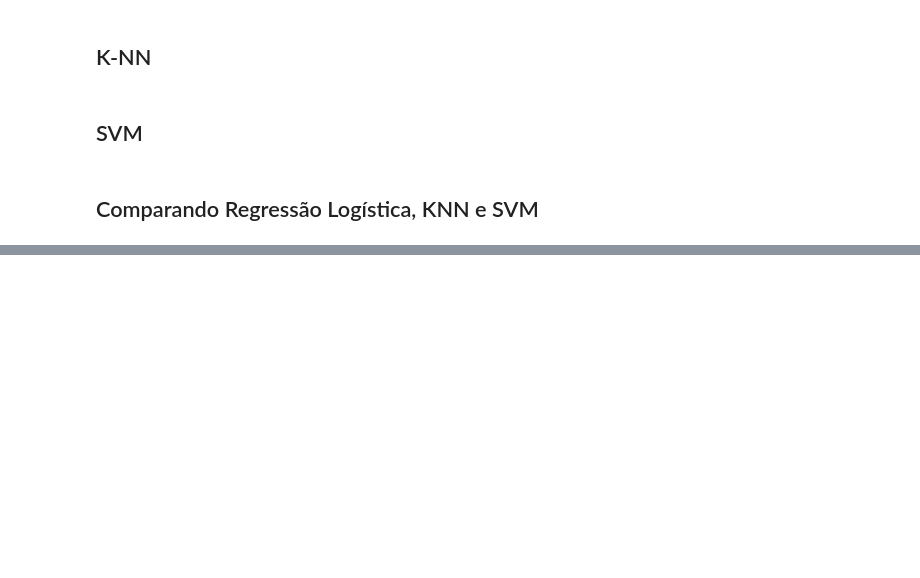
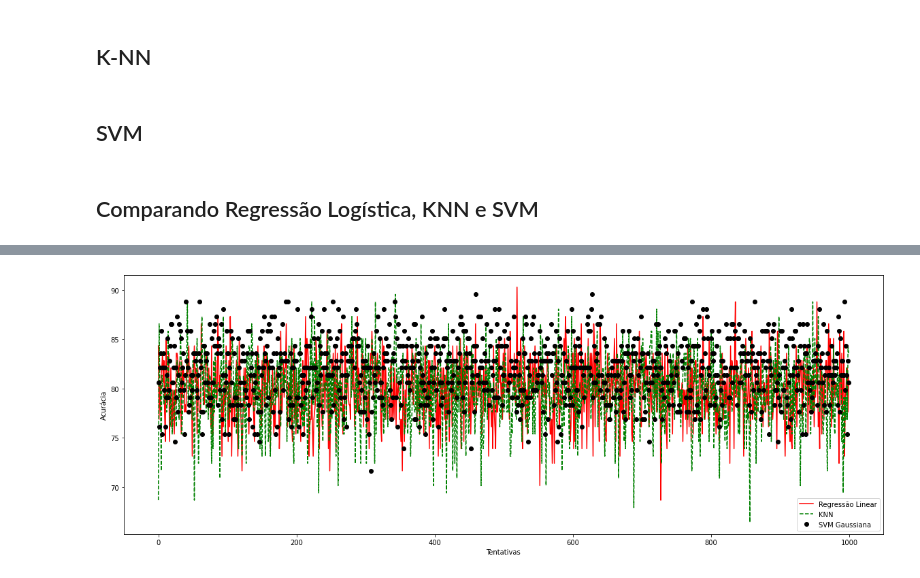
Before and after one commit to Crissky/MLUD, a Jupyter notebook: Aula15/SVM(Support_Vector_Machine)Guassian_Kernel.ipynb, the cells around one changed output, grey strips where cells are left out. Saved outputs shown, nothing was run; the diff lists cells and outputs as text; code cells hidden in the pictures; blank space fills up the shorter version.

```diff
--- a/Aula15/SVM(Support_Vector_Machine)Guassian_Kernel.ipynb
+++ b/Aula15/SVM(Support_Vector_Machine)Guassian_Kernel.ipynb
@@ -267,0 +234,7 @@ plt.show()
+# %%
+total_loops = 1000
+ncols=500
+
+rlArray = running_testing(total_loops, MyLogisticRegression, ('MLUD/Aula13/titanic.csv'), 'Regressão Linear', ncols)
+knnArray = running_testing(total_loops, KNN, ('MLUD/Aula13/titanic.csv'), 'KNN', ncols)
+svmGaussArray = running_testing(total_loops, SVM, ('MLUD/Aula13/titanic.csv', 'rbf'), 'SVM Gaussiana', ncols)
@@ -267,0 +252,11 @@ plt.show()
+# %%
+plt.figure(figsize=(20, 7))
+plt.plot(rlArray, 'r-', label='Regressão Linear')
+plt.plot(knnArray, 'g--', label='KNN')
+plt.plot(svmGaussArray, 'ko', label='SVM Gaussiana')
+plt.xlabel('Tentativas')
+plt.ylabel('Acurácia')
+plt.legend()
+plt.show()
+# %% [output]
+[figure, added]
```
Also changed, not shown: parts of 7 cells of this notebook.
